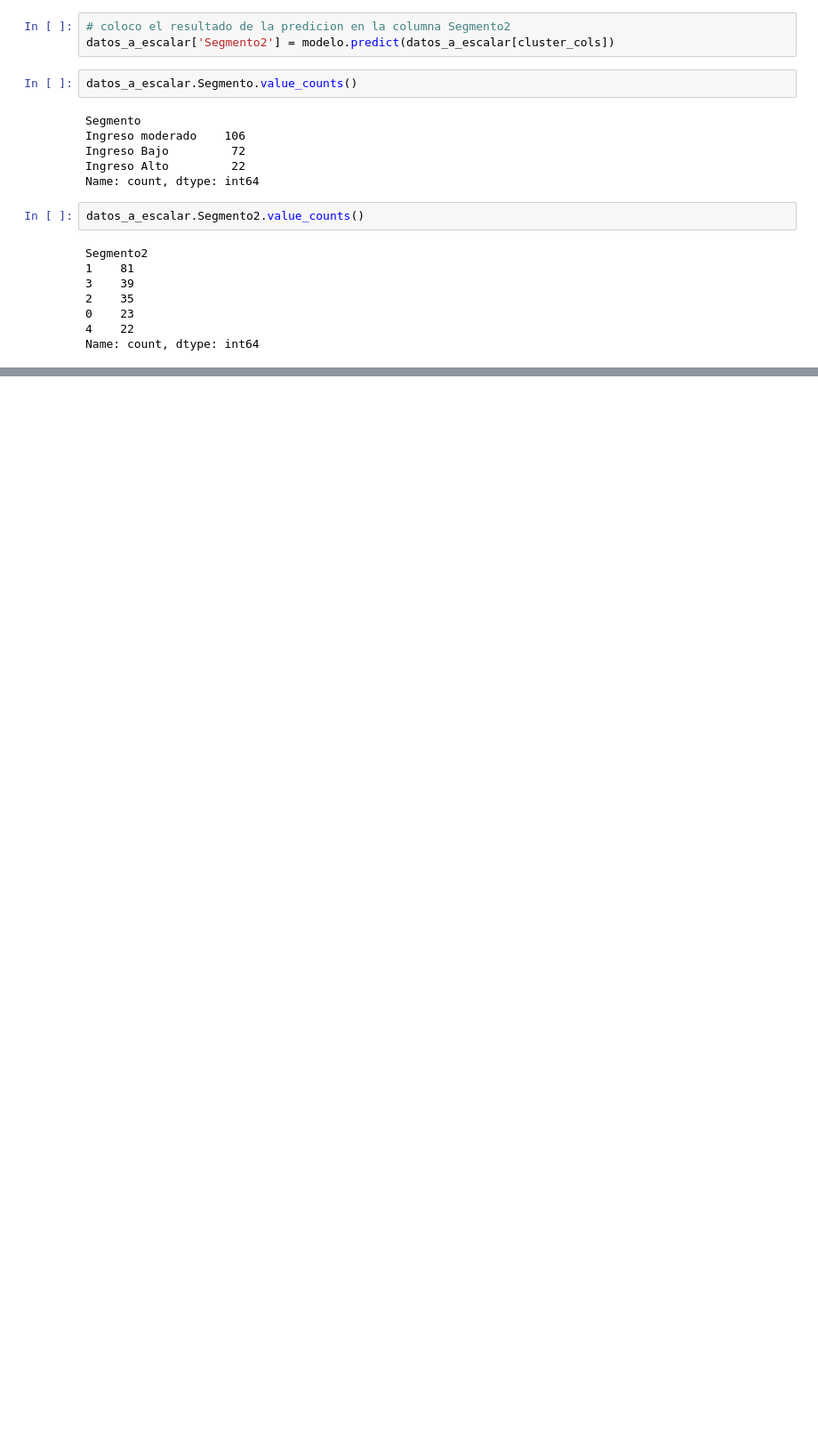
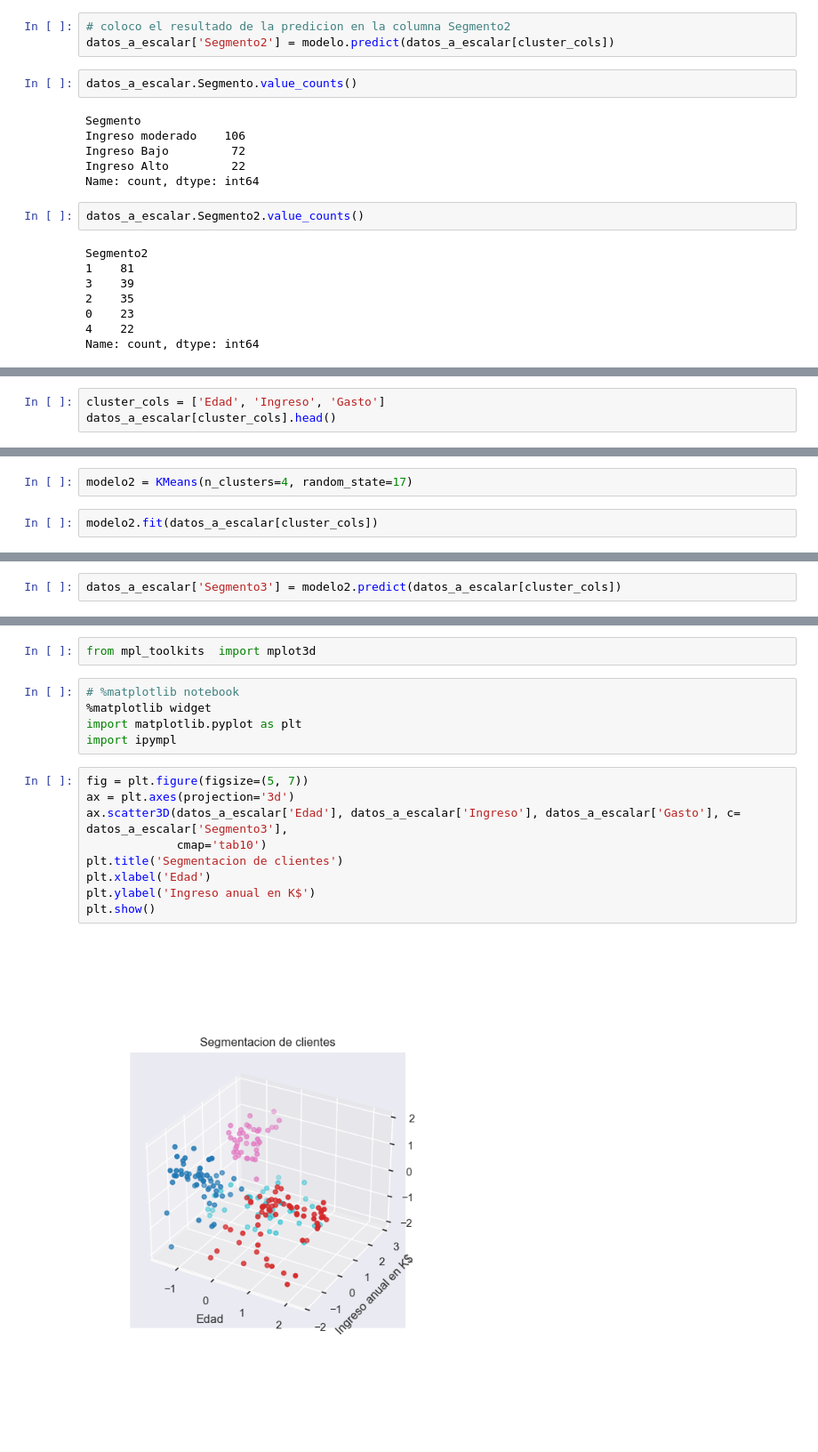
Before and after one commit to DanielSajvin/curso-inteligencia-artificial, a Jupyter notebook: Clases/08-IA-con-Python-Clasificadores-K-Means.ipynb, the cells around one changed output, grey strips where cells are left out. Shown at 89% size. Cells and saved outputs as stored; diff of their text form; blank space fills up the shorter version.

```diff
--- a/Clases/08-IA-con-Python-Clasificadores-K-Means.ipynb
+++ b/Clases/08-IA-con-Python-Clasificadores-K-Means.ipynb
@@ -194,0 +223,3 @@ Name: count, dtype: int64
+# %%
+cluster_cols = ['Edad', 'Ingreso', 'Gasto']
+datos_a_escalar[cluster_cols].head()
@@ -194,0 +234,4 @@ Name: count, dtype: int64
+# %%
+modelo2 = KMeans(n_clusters=4, random_state=17)
+# %%
+modelo2.fit(datos_a_escalar[cluster_cols])
@@ -194,0 +240,2 @@ Name: count, dtype: int64
+# %%
+datos_a_escalar['Segmento3'] = modelo2.predict(datos_a_escalar[cluster_cols])
@@ -194,0 +259,18 @@ Name: count, dtype: int64
+# %%
+from mpl_toolkits  import mplot3d
+# %%
+# %matplotlib notebook
+%matplotlib widget
+import matplotlib.pyplot as plt
+import ipympl
+# %%
+fig = plt.figure(figsize=(5, 7))
+ax = plt.axes(projection='3d')
+ax.scatter3D(datos_a_escalar['Edad'], datos_a_escalar['Ingreso'], datos_a_escalar['Gasto'], c= datos_a_escalar['Segmento3'],
+             cmap='tab10')
+plt.title('Segmentacion de clientes')
+plt.xlabel('Edad')
+plt.ylabel('Ingreso anual en K$')
+plt.show()
+# %% [output]
+[figure, added]
```
Also changed, not shown: parts of 11 cells of this notebook, 7 other files.
